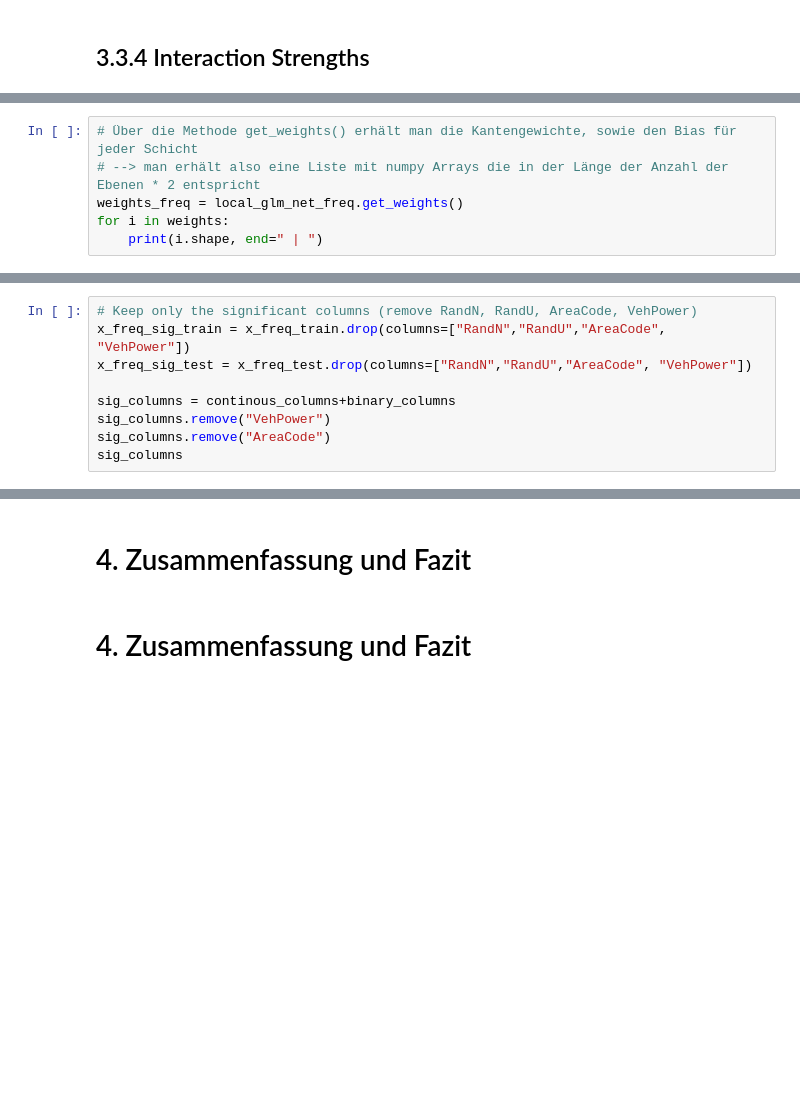
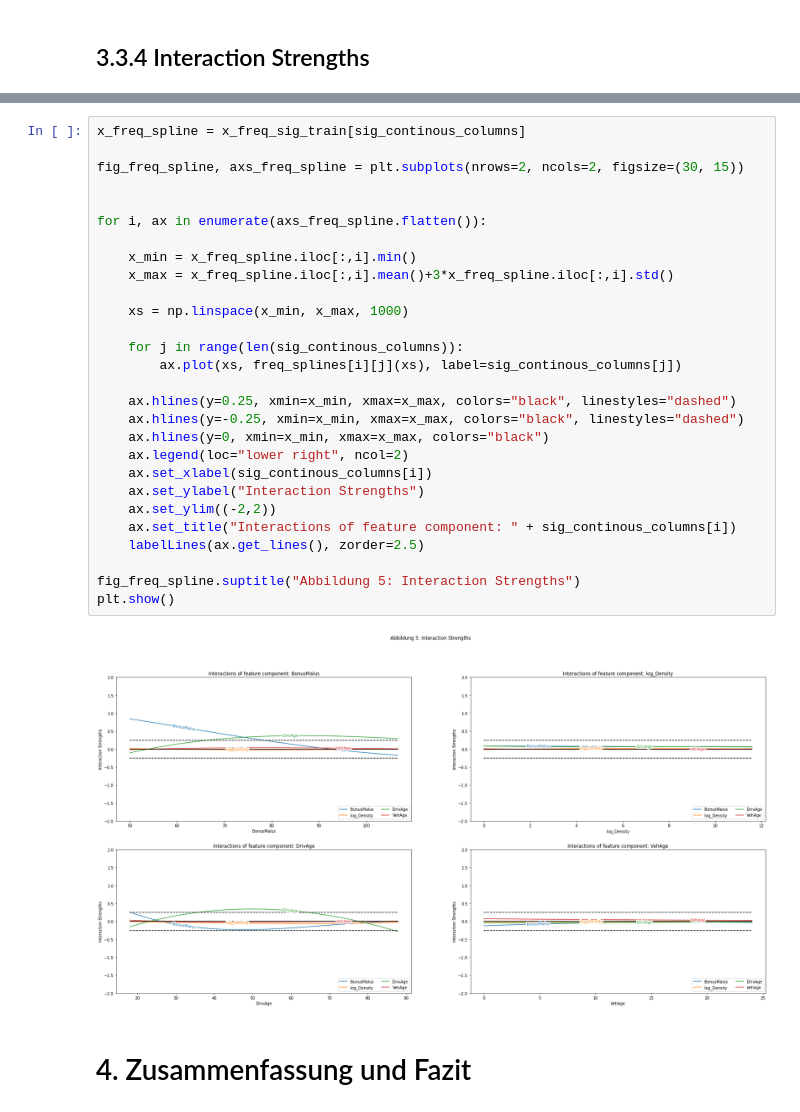
Before and after one commit to PK1706/pyLocalGLMnet, a Jupyter notebook: src/localGLMnet.ipynb, the cells around one changed output, grey strips where cells are left out. Drawn from its saved outputs; the diff is of its cells as text; blank space fills up the shorter version.

```diff
--- a/src/localGLMnet.ipynb
+++ b/src/localGLMnet.ipynb
@@ -1537,6 +1233,0 @@ metrics.mean_poisson_deviance(y_freq_test, pred_freq)
-# %%
-# Über die Methode get_weights() erhält man die Kantengewichte, sowie den Bias für jeder Schicht
-# --> man erhält also eine Liste mit numpy Arrays die in der Länge der Anzahl der Ebenen * 2 entspricht
-weights_freq = local_glm_net_freq.get_weights()
-for i in weights:
-    print(i.shape, end=" | ")
@@ -1693,9 +1233,0 @@ plt.show()
-# %%
-# Keep only the significant columns (remove RandN, RandU, AreaCode, VehPower)
-x_freq_sig_train = x_freq_train.drop(columns=["RandN","RandU","AreaCode", "VehPower"])
-x_freq_sig_test = x_freq_test.drop(columns=["RandN","RandU","AreaCode", "VehPower"])
-
-sig_columns = continous_columns+binary_columns
-sig_columns.remove("VehPower")
-sig_columns.remove("AreaCode")
-sig_columns
@@ -1914,5 +1234,33 @@ plt.show()
-# %% [markdown]
-# 4. Zusammenfassung und Fazit <a class="anchor" id="4-bullet"></a>
+# %%
+x_freq_spline = x_freq_sig_train[sig_continous_columns]
+
+fig_freq_spline, axs_freq_spline = plt.subplots(nrows=2, ncols=2, figsize=(30, 15))
+
+
+for i, ax in enumerate(axs_freq_spline.flatten()):
+
+    x_min = x_freq_spline.iloc[:,i].min()
+    x_max = x_freq_spline.iloc[:,i].mean()+3*x_freq_spline.iloc[:,i].std()
+
+    xs = np.linspace(x_min, x_max, 1000)
+
+    for j in range(len(sig_continous_columns)):
+        ax.plot(xs, freq_splines[i][j](xs), label=sig_continous_columns[j])
+
+    ax.hlines(y=0.25, xmin=x_min, xmax=x_max, colors="black", linestyles="dashed")
+    ax.hlines(y=-0.25, xmin=x_min, xmax=x_max, colors="black", linestyles="dashed")
+    ax.hlines(y=0, xmin=x_min, xmax=x_max, colors="black")
+    ax.legend(loc="lower right", ncol=2)
+    ax.set_xlabel(sig_continous_columns[i])
+    ax.set_ylabel("Interaction Strengths")
+    ax.set_ylim((-2,2))
+    ax.set_title("Interactions of feature component: " + sig_continous_columns[i])
+    labelLines(ax.get_lines(), zorder=2.5)
+
+fig_freq_spline.suptitle("Abbildung 5: Interaction Strengths")
+plt.show()
+# %% [output]
+[figure, added]
 # %% [markdown]
 # 4. Zusammenfassung und Fazit <a class="anchor" id="4-bullet"></a>
 # %% [markdown]
```
Also changed, not shown: parts of 76 cells of this notebook.
